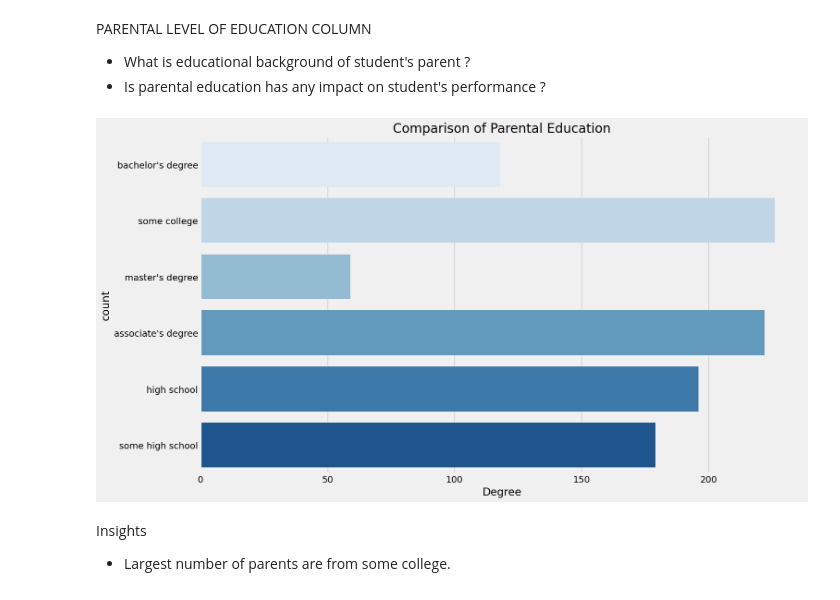
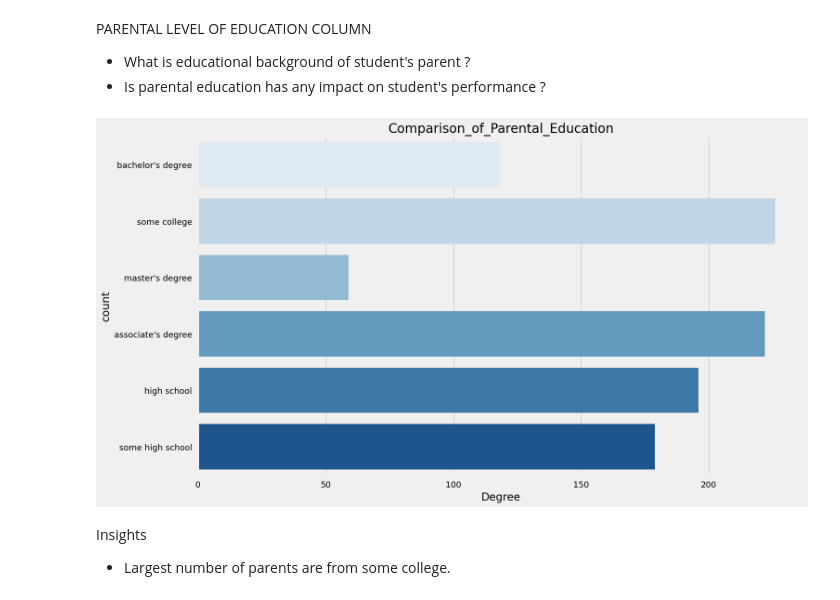
Before and after one commit to Hirenkhokhar/Student_performance, a Jupyter notebook: notebook/data/EDA.ipynb, the cells around one changed output. Saved outputs shown, nothing was run; the diff lists cells and outputs as text; code cells hidden in the pictures.

```diff
--- a/notebook/data/EDA.ipynb
+++ b/notebook/data/EDA.ipynb
@@ -31,7 +31,7 @@ import matplotlib.pyplot as plt
 import warnings
 warnings.filterwarnings('ignore')
 # %%
-df = pd.read_csv("StudentsPerformance.csv")
+df = pd.read_csv("Stud.csv")
 # %%
 df
 # %% [output]
@@ -233,6 +233,6 @@ we have 5 categorical feature : ['gender', 'race/ethnicity', 'parental level of
 # %% [markdown]
 <b>Adding columns for "Total Score" and "Average"
 # %%
-df['total score'] = df['math score']+df['reading score']+df['writing score']
-df['average'] = df['total score']/3
+df['total_score'] = df['math_score']+df['reading_score']+df['writing_score']
+df['average'] = df['total_score']/3
 # %%
@@ -418,13 +406,13 @@ PARENTAL LEVEL OF EDUCATION COLUMN
 # %%
 plt.rcParams['figure.figsize'] = (15, 9)
 plt.style.use('fivethirtyeight')
-sns.countplot(df['parental level of education'], palette = 'Blues')
-plt.title('Comparison of Parental Education', fontweight = 30, fontsize = 20)
+sns.countplot(df['parental_level_of_education'], palette = 'Blues')
+plt.title('Comparison_of_Parental_Education', fontweight = 30, fontsize = 20)
 plt.xlabel('Degree')
 plt.ylabel('count')
 plt.show()
 # %% [output]
-[figure, old version]
+[figure, new version]
 # %% [markdown]
 Insights
 - Largest number of parents are from some college.
```
Also changed, not shown: parts of 20 cells of this notebook, 22 other files.
